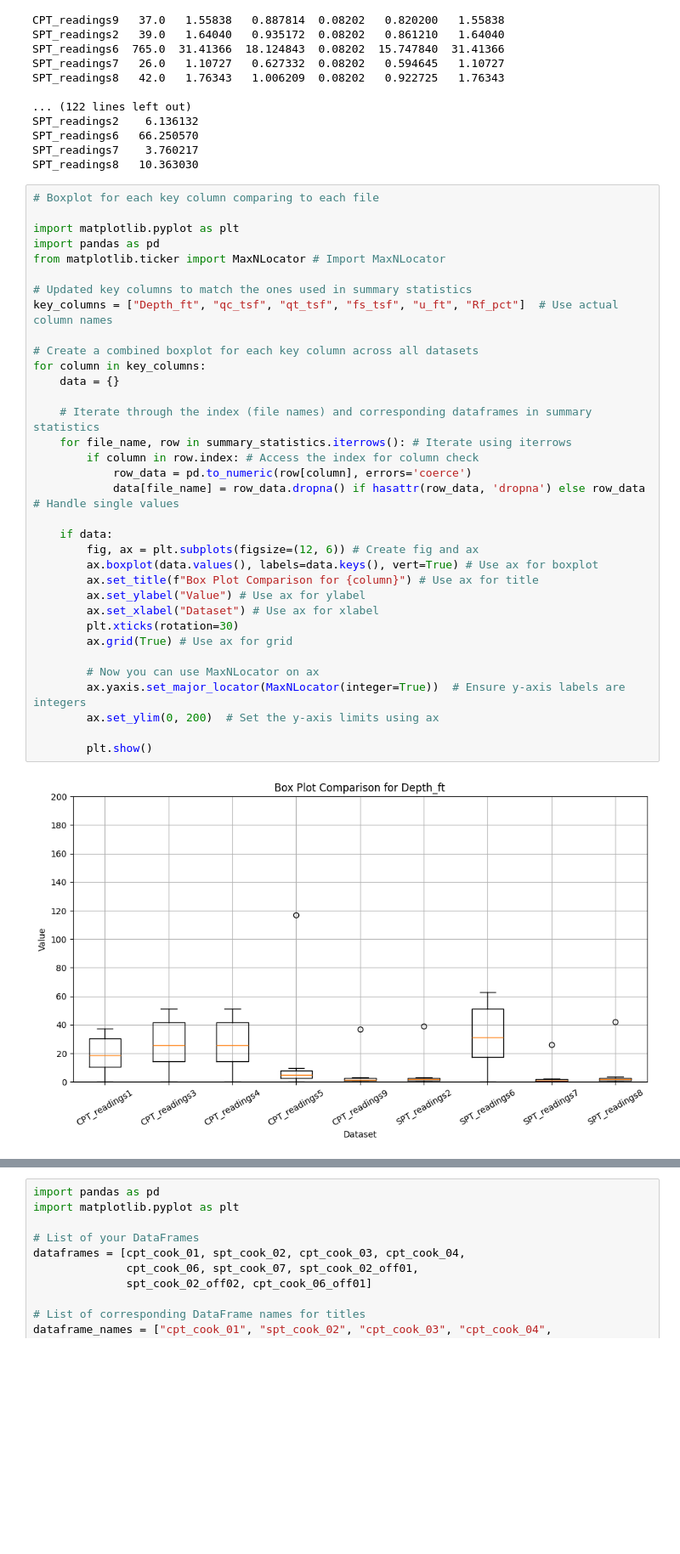
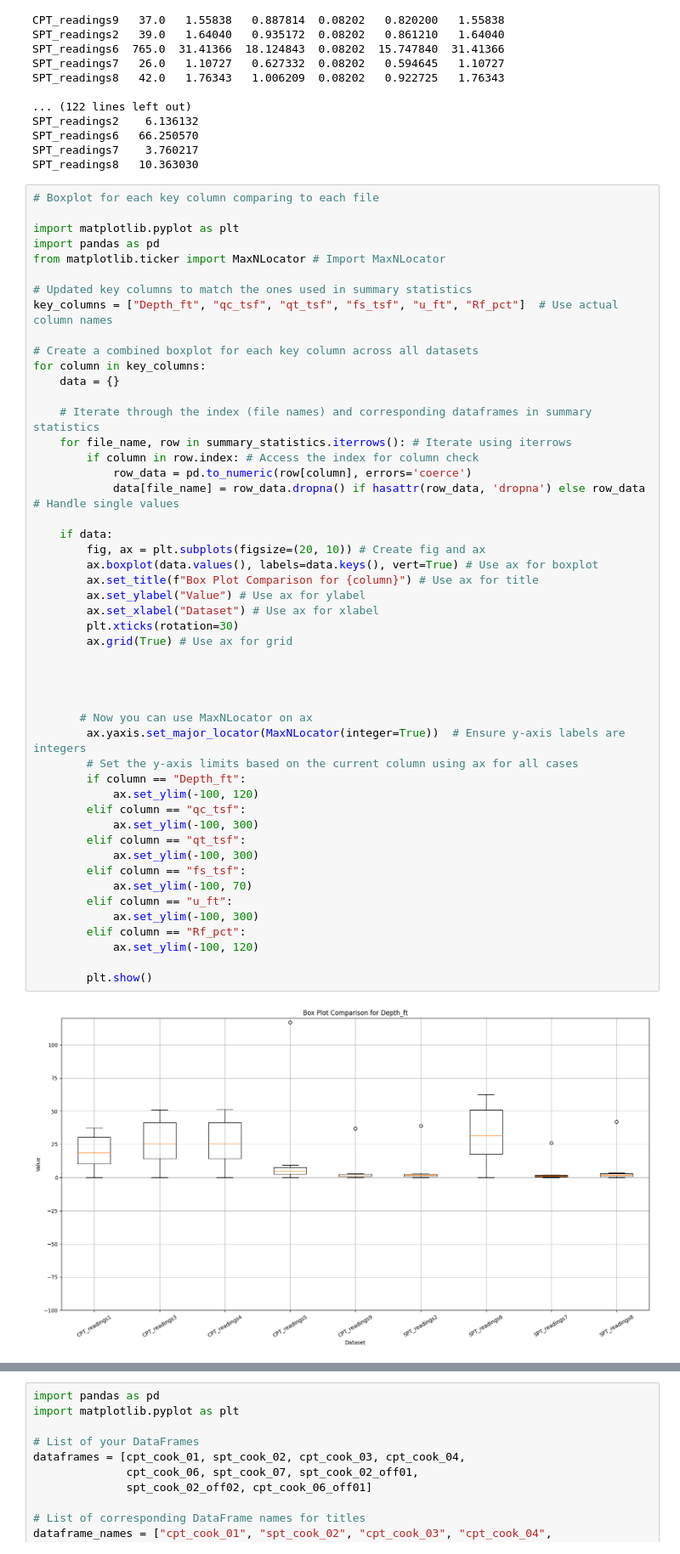
Before and after one commit to iGeology-Illinois/geol-581-module-3-principles-of-uncertainty-chapter-4-seanb7, a Jupyter notebook: Python Lab 4.ipynb, the cells around one changed output, grey strips where cells are left out. Shown at 85% size. Saved outputs shown, nothing was run; the diff lists cells and outputs as text; blank space fills up the shorter version.

```diff
--- a/Python Lab 4.ipynb
+++ b/Python Lab 4.ipynb
@@ -413,34 +413,49 @@ SPT_readings8   10.363030
 
 import matplotlib.pyplot as plt
 import pandas as pd
 from matplotlib.ticker import MaxNLocator # Import MaxNLocator
 
 # Updated key columns to match the ones used in summary statistics
 key_columns = ["Depth_ft", "qc_tsf", "qt_tsf", "fs_tsf", "u_ft", "Rf_pct"]  # Use actual column names
 
 # Create a combined boxplot for each key column across all datasets
 for column in key_columns:
     data = {}
 
     # Iterate through the index (file names) and corresponding dataframes in summary statistics
     for file_name, row in summary_statistics.iterrows(): # Iterate using iterrows
         if column in row.index: # Access the index for column check
             row_data = pd.to_numeric(row[column], errors='coerce')
             data[file_name] = row_data.dropna() if hasattr(row_data, 'dropna') else row_data # Handle single values
 
     if data:
-        fig, ax = plt.subplots(figsize=(12, 6)) # Create fig and ax
+        fig, ax = plt.subplots(figsize=(20, 10)) # Create fig and ax
         ax.boxplot(data.values(), labels=data.keys(), vert=True) # Use ax for boxplot
         ax.set_title(f"Box Plot Comparison for {column}") # Use ax for title
         ax.set_ylabel("Value") # Use ax for ylabel
         ax.set_xlabel("Dataset") # Use ax for xlabel
         plt.xticks(rotation=30)
         ax.grid(True) # Use ax for grid
 
-        # Now you can use MaxNLocator on ax
+
+
+
+       # Now you can use MaxNLocator on ax
         ax.yaxis.set_major_locator(MaxNLocator(integer=True))  # Ensure y-axis labels are integers
-        ax.set_ylim(0, 200)  # Set the y-axis limits using ax
+        # Set the y-axis limits based on the current column using ax for all cases
+        if column == "Depth_ft":
+            ax.set_ylim(-100, 120)
+        elif column == "qc_tsf":
+            ax.set_ylim(-100, 300)
+        elif column == "qt_tsf":
+            ax.set_ylim(-100, 300)
+        elif column == "fs_tsf":
+            ax.set_ylim(-100, 70)
+        elif column == "u_ft":
+            ax.set_ylim(-100, 300)
+        elif column == "Rf_pct":
+            ax.set_ylim(-100, 120)
 
         plt.show()
 # %% [output]
-[figure, old version]
+[figure, new version]
```
Also changed, not shown: parts of 2 cells of this notebook.
